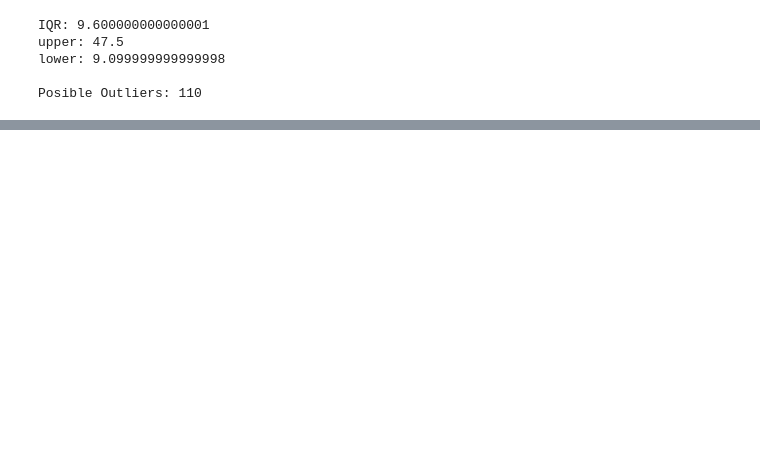
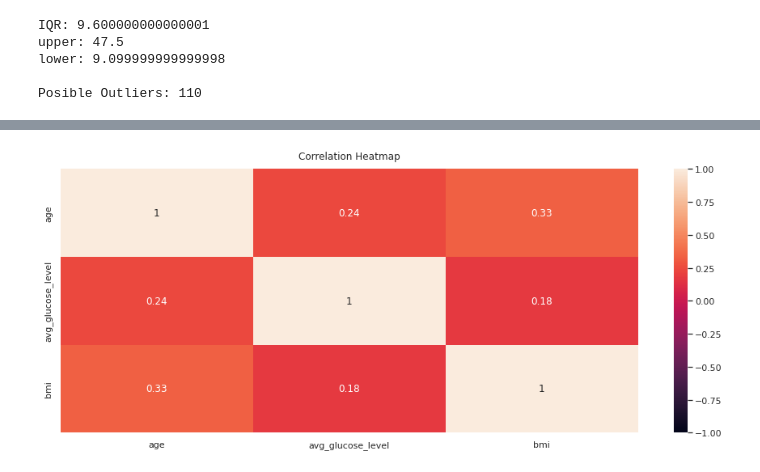
Before and after one commit to sumitkumarjethani/Stroke-Prediction, a Jupyter notebook: exploratory-data-analysis.ipynb, the cells around one changed output, grey strips where cells are left out. Saved outputs shown, nothing was run; the diff lists cells and outputs as text; code cells hidden in the pictures; blank space fills up the shorter version.

```diff
--- a/exploratory-data-analysis.ipynb
+++ b/exploratory-data-analysis.ipynb
@@ -205,0 +219,11 @@ sns.boxplot(x=stroke_df["bmi"])
+# %%
+plt.figure(figsize=(16, 6))
+
+# Store heatmap object in a variable to easily access it when you want to include more features (such as title).
+# Set the range of values to be displayed on the colormap from -1 to 1, and set the annotation to True to display the correlation values on the heatmap.
+heatmap = sns.heatmap(stroke_df[['age', 'avg_glucose_level', 'bmi']].corr(), vmin=-1, vmax=1, annot=True)
+
+# Give a title to the heatmap. Pad defines the distance of the title from the top of the heatmap.
+heatmap.set_title('Correlation Heatmap', fontdict={'fontsize':12}, pad=12);
+# %% [output]
+[figure, added]
```
Also changed, not shown: parts of 13 cells of this notebook.
